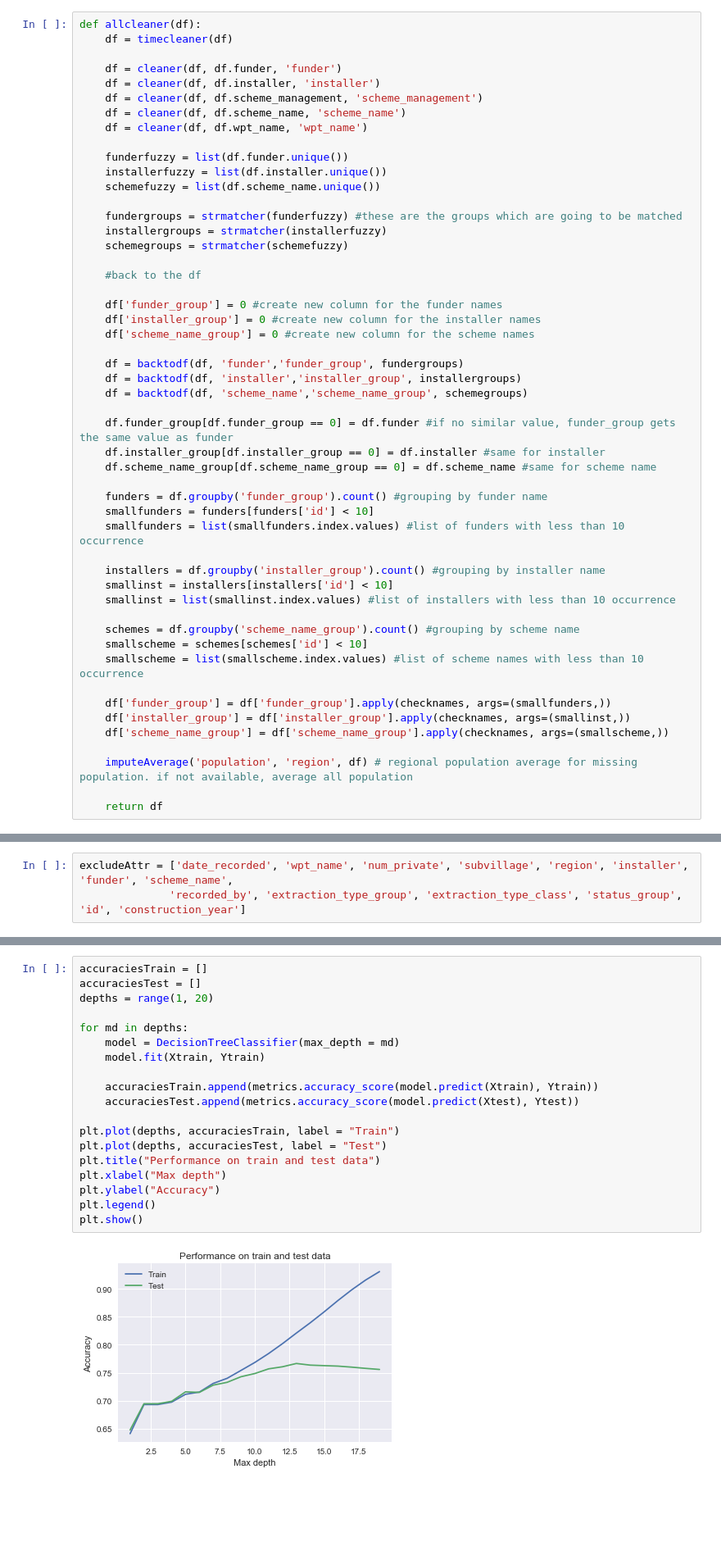
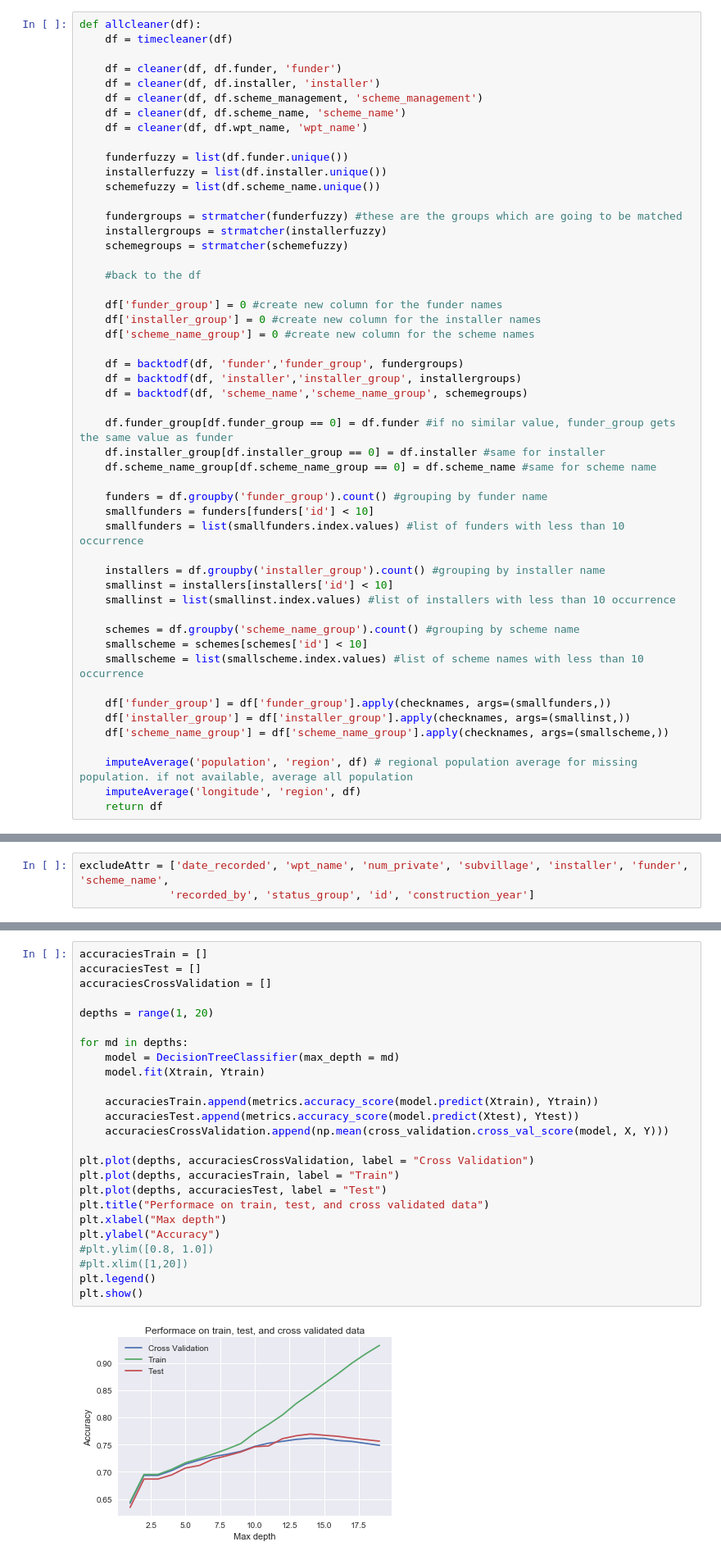
Before and after one commit to BrickKiln/dataPumpChallenge, a Jupyter notebook: pumpChallenge.ipynb, the cells around one changed output, grey strips where cells are left out. Shown at 82% size. Drawn from its saved outputs; the diff is of its cells as text; blank space fills up the shorter version.

Commit message:
Impute longitude. Add comments and visualization

```diff
--- a/pumpChallenge.ipynb
+++ b/pumpChallenge.ipynb
@@ -333,7 +335,7 @@ def allcleaner(df):
     df['scheme_name_group'] = df['scheme_name_group'].apply(checknames, args=(smallscheme,))
 
     imputeAverage('population', 'region', df) # regional population average for missing population. if not available, average all population
-
+    imputeAverage('longitude', 'region', df)
     return df
 # %%
 train = allcleaner(train)
@@ -400,6 +384,6 @@ dtype: bool
 # %%
-excludeAttr = ['date_recorded', 'wpt_name', 'num_private', 'subvillage', 'region', 'installer', 'funder', 'scheme_name',
-              'recorded_by', 'extraction_type_group', 'extraction_type_class', 'status_group', 'id', 'construction_year']
+excludeAttr = ['date_recorded', 'wpt_name', 'num_private', 'subvillage', 'installer', 'funder', 'scheme_name',
+              'recorded_by', 'status_group', 'id', 'construction_year']
 # %%
 Y = train['status_group']
 X = train.drop(excludeAttr, axis = 1)
@@ -424,21 +408,27 @@ Accuracy score of tree on test = 0.750
 # %%
 accuraciesTrain = []
 accuraciesTest = []
+accuraciesCrossValidation = []
+
 depths = range(1, 20)
 
 for md in depths:
     model = DecisionTreeClassifier(max_depth = md)
     model.fit(Xtrain, Ytrain)
 
     accuraciesTrain.append(metrics.accuracy_score(model.predict(Xtrain), Ytrain))
     accuraciesTest.append(metrics.accuracy_score(model.predict(Xtest), Ytest))
+    accuraciesCrossValidation.append(np.mean(cross_validation.cross_val_score(model, X, Y)))
 
+plt.plot(depths, accuraciesCrossValidation, label = "Cross Validation")
 plt.plot(depths, accuraciesTrain, label = "Train")
 plt.plot(depths, accuraciesTest, label = "Test")
-plt.title("Performance on train and test data")
+plt.title("Performace on train, test, and cross validated data")
 plt.xlabel("Max depth")
 plt.ylabel("Accuracy")
+#plt.ylim([0.8, 1.0])
+#plt.xlim([1,20])
 plt.legend()
 plt.show()
 # %% [output]
-[figure, old version]
+[figure, new version]
```
Also changed, not shown: parts of 33 cells of this notebook.
